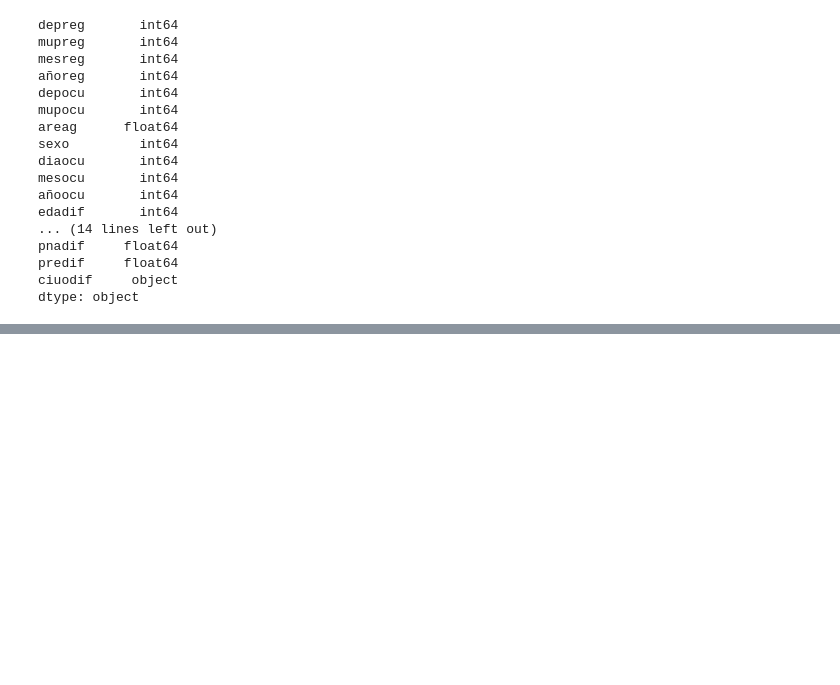
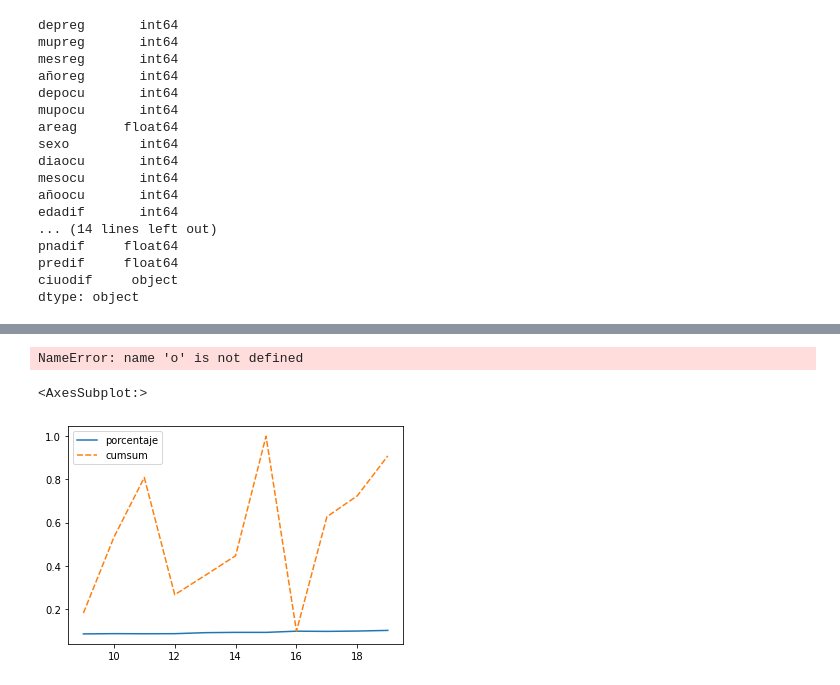
Before and after one commit to AxelLeo129/ProyectoDataMining, a Jupyter notebook: Proyecto.ipynb, the cells around one changed output, grey strips where cells are left out. Drawn from its saved outputs; the diff is of its cells as text; code cells hidden in the pictures; blank space fills up the shorter version.

```diff
--- a/Proyecto.ipynb
+++ b/Proyecto.ipynb
@@ -126 +123,3 @@ KeyboardInterrupt:
+# %%
+o = pd.DataFrame()
 # %%
@@ -148,4 +134,0 @@ for i in range(0,len(columnas)):
-# %%
-fig, ax = plt.subplots(figsize = (20,20))
-df2.hist(ax = ax)
-fig.savefig("C:/Users/LENOVO/Desktop\Clases/Minería de datos/Github/ProyectoDataMining/Imagenes/histogramas.pdf")
@@ -153,0 +135,18 @@ fig.savefig("C:/Users/LENOVO/Desktop\Clases/Minería de datos/Github/ProyectoDat
+# %%
+for i in range(0,len(columnas)):
+    fig,ax1 = plt.subplots(figsize=(10,10))
+    o = pd.DataFrame()
+    o["porcentaje"]=df2[columnas[i]].value_counts( sort = True,normalize = True)
+    o["cumsum"] = o["porcentaje"].cumsum()
+    sns.countplot(ax = ax1,data =df2, x = columnas[i])
+    fig.tight_layout()
+    fig.suptitle(columnas[i], fontsize = "xx-large")
+    ax2 = ax1.twinx()
+
+    sns.pointplot(ax = ax2,data =o, x = o.index, y = o["porcentaje"], color = "yellow")
+    sns.pointplot(ax = ax2,data =o, x = o.index, y = o["cumsum"] , color = "blue")
+    ax2.set_ylabel('%')
+    ax2.tick_params(axis='y')
+    fig.savefig("C:/Users/LENOVO/Desktop\Clases/Minería de datos/Github/ProyectoDataMining/Imagenes/"+columnas[i]+".jpg", bbox_inches ='tight')
+    plt.close(fig)
+    del o
@@ -153,0 +183,10 @@ fig.savefig("C:/Users/LENOVO/Desktop\Clases/Minería de datos/Github/ProyectoDat
+# %%
+o["porcentaje"]=df2["añoocu"].value_counts(sort = True, normalize = True)
+o["cumsum"] = o.cumsum()
+# %% [output]
+NameError: name 'o' is not defined
+# %%
+sns.lineplot(data =o)
+# %% [output]
+<AxesSubplot:>
+[figure, added]
```
Also changed, not shown: parts of 7 cells of this notebook, 59 other files.
